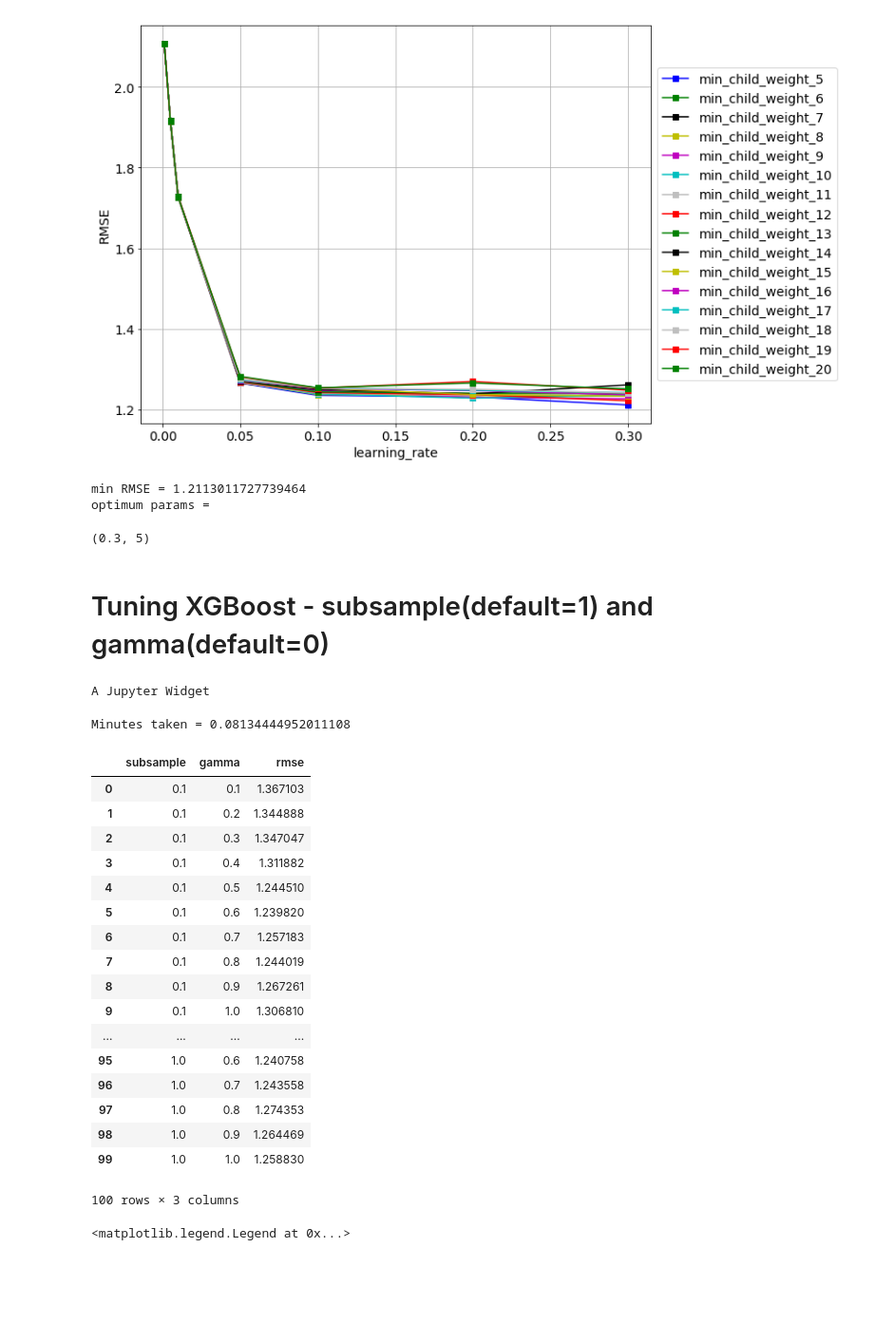
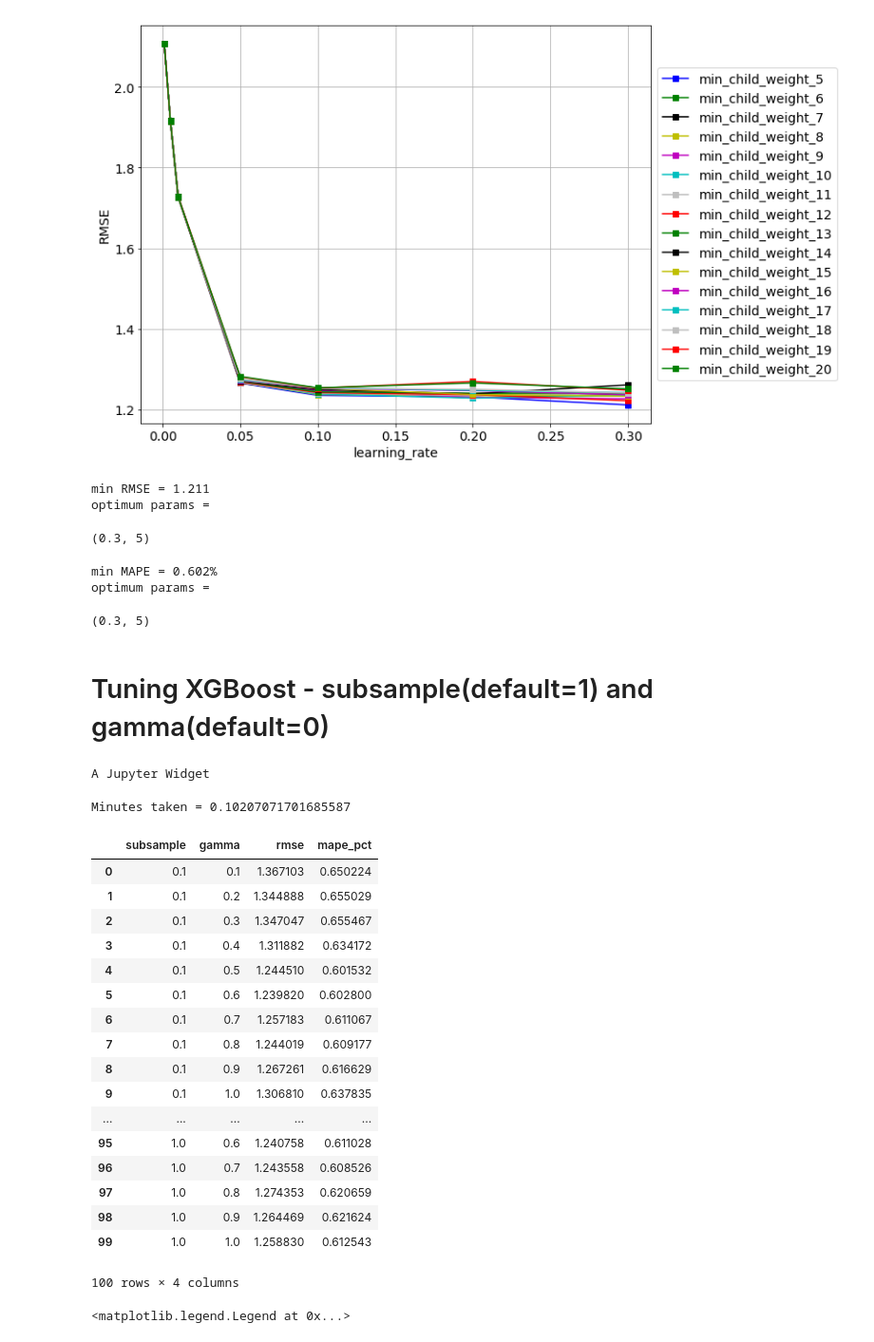
Before and after one commit to NGYB/Stocks, a Jupyter notebook: StockPricePrediction/StockPricePrediction_v1c_xgboost.ipynb, the cells around one changed output. Shown at 95% size. Drawn from its saved outputs; the diff is of its cells as text; code cells hidden in the pictures; blank space fills up the shorter version.

```diff
--- a/StockPricePrediction/StockPricePrediction_v1c_xgboost.ipynb
+++ b/StockPricePrediction/StockPricePrediction_v1c_xgboost.ipynb
@@ -89,6 +89,13 @@ def scale_row(row, feat_mean, feat_std):
 
     return row_scaled
 
+def get_mape(y_true, y_pred):
+    """
+    Compute mean absolute percentage error (MAPE)
+    """
+    y_true, y_pred = np.array(y_true), np.array(y_pred)
+    return np.mean(np.abs((y_true - y_pred) / y_true)) * 100
+
 def train_pred_eval_model(X_train_scaled, \
                           y_train_scaled, \
                           X_cv_scaled, \
@@ -107,7 +114,7 @@ def train_pred_eval_model(X_train_scaled, \
     '''
     Train model, do prediction, scale back to original range and do evaluation
     Use XGBoost here.
-    Returns rmse and predicted values
+    Returns rmse, mape and predicted values
     '''
 
     model = XGBRegressor(seed=model_seed,
@@ -129,8 +136,9 @@ def train_pred_eval_model(X_train_scaled, \
 
     # Calculate RMSE
     rmse = math.sqrt(mean_squared_error(y_cv, est))
+    mape = get_mape(y_cv, est)
 
-    return rmse, est
+    return rmse, mape, est
 # %% [markdown]
 # Load data
 # %%
@@ -747,14 +764,14 @@ param_list = range(10, 310, 10)
 param2_label = 'max_depth'
 param2_list = [2, 3, 4, 5, 6, 7, 8, 9]
 
-error_rate = {param_label: [] , param2_label: [], 'rmse': []}
+error_rate = {param_label: [] , param2_label: [], 'rmse': [], 'mape_pct': []}
 tic = time.time()
 for param in tqdm_notebook(param_list):
 #     print("param = " + str(param))
 
     for param2 in param2_list:
         # Train, predict and eval model
-        rmse, _ = train_pred_eval_model(X_train_scaled,
+        rmse, mape, _ = train_pred_eval_model(X_train_scaled,
                                      y_train_scaled,
                                      X_cv_scaled,
                                      y_cv,
@@ -774,6 +791,7 @@ for param in tqdm_notebook(param_list):
         error_rate[param_label].append(param)
         error_rate[param2_label].append(param2)
         error_rate['rmse'].append(rmse)
+        error_rate['mape_pct'].append(mape)
 
 error_rate = pd.DataFrame(error_rate)
 toc = time.time()
@@ -841,14 +869,14 @@ param_list = [0.001, 0.005, 0.01, 0.05, 0.1, 0.2, 0.3]
 param2_label = 'min_child_weight'
 param2_list = range(5, 21, 1)
 
-error_rate = {param_label: [] , param2_label: [], 'rmse': []}
+error_rate = {param_label: [] , param2_label: [], 'rmse': [], 'mape_pct': []}
 tic = time.time()
 for param in tqdm_notebook(param_list):
 #     print("param = " + str(param))
 
     for param2 in param2_list:
         # Train, predict and eval model
-        rmse, _ = train_pred_eval_model(X_train_scaled,
+        rmse, mape, _ = train_pred_eval_model(X_train_scaled,
                                      y_train_scaled,
                                      X_cv_scaled,
                                      y_cv,
@@ -868,6 +896,7 @@ for param in tqdm_notebook(param_list):
         error_rate[param_label].append(param)
         error_rate[param2_label].append(param2)
         error_rate['rmse'].append(rmse)
+        error_rate['mape_pct'].append(mape)
 
 error_rate = pd.DataFrame(error_rate)
 toc = time.time()
@@ -919,13 +948,24 @@ plt.legend(legend_list, loc='center left', bbox_to_anchor=(1.0, 0.5)) # position
 temp = error_rate[error_rate['rmse'] == error_rate['rmse'].min()]
 learning_rate_opt = temp['learning_rate'].values[0]
 min_child_weight_opt = temp['min_child_weight'].values[0]
-print("min RMSE = " + str(error_rate['rmse'].min()))
+print("min RMSE = %0.3f" % error_rate['rmse'].min())
 print("optimum params = ")
 learning_rate_opt, min_child_weight_opt
 # %% [output]
-min RMSE = 1.2113011727739464
+min RMSE = 1.211
 optimum params =
 (0.3, 5)
+# %%
+# Get optimum value for param and param2, using MAPE
+# We will use RMSE to decide the final optimum params to use
+temp = error_rate[error_rate['mape_pct'] == error_rate['mape_pct'].min()]
+print("min MAPE = %0.3f%%" % error_rate['mape_pct'].min())
+print("optimum params = ")
+temp['learning_rate'].values[0], temp['min_child_weight'].values[0]
+# %% [output]
+min MAPE = 0.602%
+optimum params =
+(0.3, 5)
 # %% [markdown]
 # Tuning XGBoost - subsample(default=1) and gamma(default=0)
 # %%
@@ -935,59 +975,60 @@ param_list = [0.1, 0.2, 0.3, 0.4, 0.5, 0.6, 0.7, 0.8, 0.9, 1]
 param2_label = 'gamma'
 param2_list = [0.1, 0.2, 0.3, 0.4, 0.5, 0.6, 0.7, 0.8, 0.9, 1]
 
-error_rate = {param_label: [] , param2_label: [], 'rmse': []}
+error_rate = {param_label: [] , param2_label: [], 'rmse': [], 'mape_pct': []}
 tic = time.time()
 for param in tqdm_notebook(param_list):
 #     print("param = " + str(param))
 
     for param2 in param2_list:
         # Train, predict and eval model
-        rmse, _ = train_pred_eval_model(X_train_scaled,
+        rmse, mape, _ = train_pred_eval_model(X_train_scaled,
                                      y_train_scaled,
                                      X_cv_scaled,
                                      y_cv,
                                      cv['adj_close_mean'],
                                      cv['adj_close_std'],
                                      seed=model_seed,
                                      n_estimators=n_estimators_opt,
                                      max_depth=max_depth_opt,
                                      learning_rate=learning_rate_opt,
                                      min_child_weight=min_child_weight_opt,
                                      subsample=param,
                                      colsample_bytree=colsample_bytree,
                                      colsample_bylevel=colsample_bylevel,
                                      gamma=param2)
 
         # Collect results
         error_rate[param_label].append(param)
         error_rate[param2_label].append(param2)
         error_rate['rmse'].append(rmse)
+        error_rate['mape_pct'].append(mape)
 
 error_rate = pd.DataFrame(error_rate)
 toc = time.time()
 print("Minutes taken = " + str((toc-tic)/60.0))
 error_rate
 # %% [output]
 A Jupyter Widget
-Minutes taken = 0.08134444952011108
+Minutes taken = 0.10207071701685587
-|  | subsample | gamma | rmse |
-| 0 | 0.1 | 0.1 | 1.367103 |
-| 1 | 0.1 | 0.2 | 1.344888 |
-| 2 | 0.1 | 0.3 | 1.347047 |
-| 3 | 0.1 | 0.4 | 1.311882 |
-| 4 | 0.1 | 0.5 | 1.244510 |
-| 5 | 0.1 | 0.6 | 1.239820 |
-| 6 | 0.1 | 0.7 | 1.257183 |
-| 7 | 0.1 | 0.8 | 1.244019 |
-| 8 | 0.1 | 0.9 | 1.267261 |
-| 9 | 0.1 | 1.0 | 1.306810 |
-| ... | ... | ... | ... |
-| 95 | 1.0 | 0.6 | 1.240758 |
-| 96 | 1.0 | 0.7 | 1.243558 |
-| 97 | 1.0 | 0.8 | 1.274353 |
-| 98 | 1.0 | 0.9 | 1.264469 |
-| 99 | 1.0 | 1.0 | 1.258830 |
+|  | subsample | gamma | rmse | mape_pct |
+| 0 | 0.1 | 0.1 | 1.367103 | 0.650224 |
+| 1 | 0.1 | 0.2 | 1.344888 | 0.655029 |
+| 2 | 0.1 | 0.3 | 1.347047 | 0.655467 |
+| 3 | 0.1 | 0.4 | 1.311882 | 0.634172 |
+| 4 | 0.1 | 0.5 | 1.244510 | 0.601532 |
+| 5 | 0.1 | 0.6 | 1.239820 | 0.602800 |
+| 6 | 0.1 | 0.7 | 1.257183 | 0.611067 |
+| 7 | 0.1 | 0.8 | 1.244019 | 0.609177 |
+| 8 | 0.1 | 0.9 | 1.267261 | 0.616629 |
+| 9 | 0.1 | 1.0 | 1.306810 | 0.637835 |
+| ... | ... | ... | ... | ... |
+| 95 | 1.0 | 0.6 | 1.240758 | 0.611028 |
+| 96 | 1.0 | 0.7 | 1.243558 | 0.608526 |
+| 97 | 1.0 | 0.8 | 1.274353 | 0.620659 |
+| 98 | 1.0 | 0.9 | 1.264469 | 0.621624 |
+| 99 | 1.0 | 1.0 | 1.258830 | 0.612543 |
-100 rows × 3 columns
+100 rows × 4 columns
 # %%
 # Plot performance versus params
 rcParams['figure.figsize'] = 10, 8 # width 10, height 8
```
Also changed, not shown: parts of 16 cells of this notebook.
